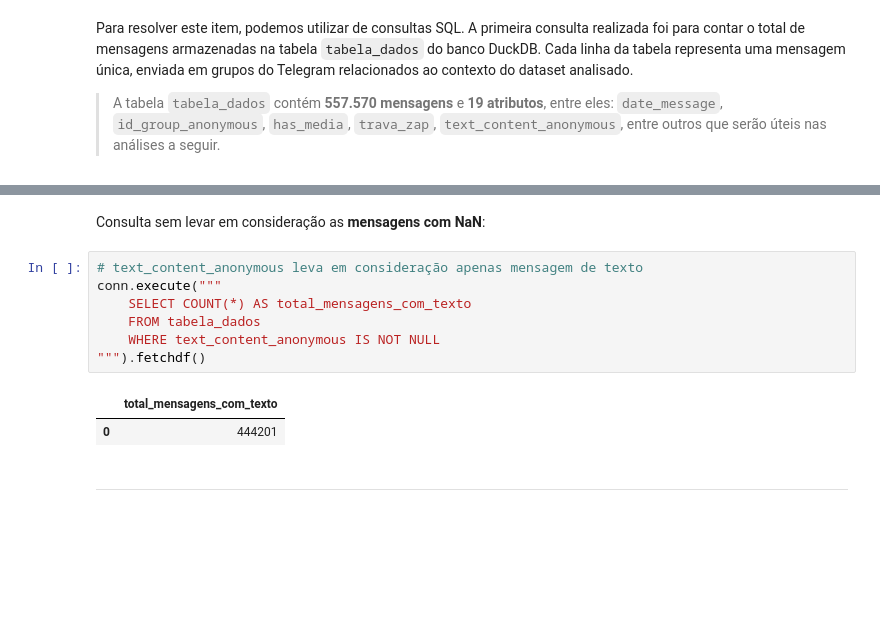
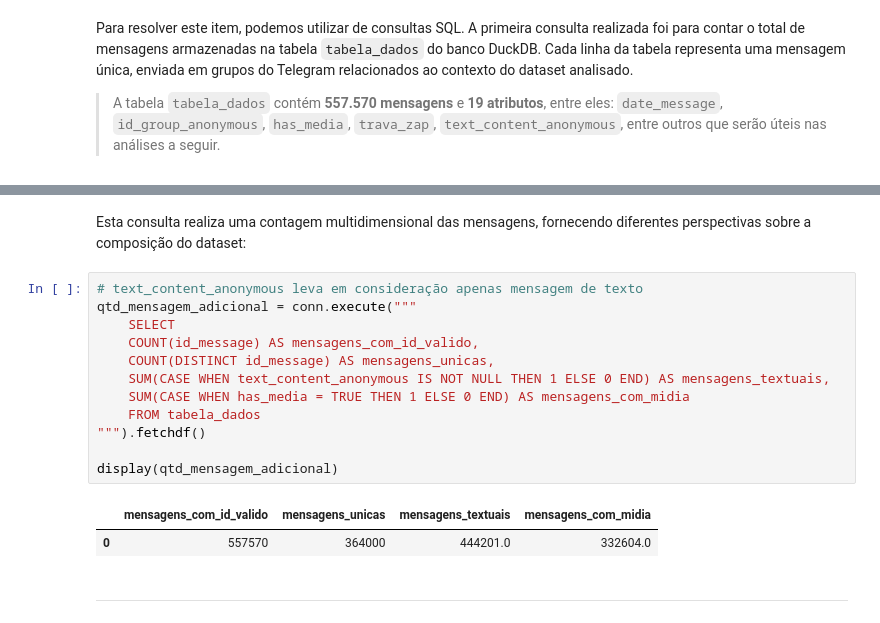
Before and after one commit to EstherMart/Data-Mining, a Jupyter notebook: Lista02_ExtracaoDeDados/extracao.ipynb, the cells around one changed output, grey strips where cells are left out. Saved outputs shown, nothing was run; the diff lists cells and outputs as text; blank space fills up the shorter version.

```diff
--- a/Lista02_ExtracaoDeDados/extracao.ipynb
+++ b/Lista02_ExtracaoDeDados/extracao.ipynb
@@ -306,17 +307,22 @@ conn.execute("SELECT COUNT(*) AS total_mensagens FROM tabela_dados").fetchdf()
 |  | total_mensagens |
 | 0 | 557570 |
 # %% [markdown]
-Consulta sem levar em consideração as **mensagens com NaN**:
+Esta consulta realiza uma contagem multidimensional das mensagens, fornecendo diferentes perspectivas sobre a composição do dataset:
 # %%
 # text_content_anonymous leva em consideração apenas mensagem de texto
-conn.execute("""
-    SELECT COUNT(*) AS total_mensagens_com_texto
+qtd_mensagem_adicional = conn.execute("""
+    SELECT
+    COUNT(id_message) AS mensagens_com_id_valido,
+    COUNT(DISTINCT id_message) AS mensagens_unicas,
+    SUM(CASE WHEN text_content_anonymous IS NOT NULL THEN 1 ELSE 0 END) AS mensagens_textuais,
+    SUM(CASE WHEN has_media = TRUE THEN 1 ELSE 0 END) AS mensagens_com_midia
     FROM tabela_dados
-    WHERE text_content_anonymous IS NOT NULL
 """).fetchdf()
+
+display(qtd_mensagem_adicional)
 # %% [output]
-|  | total_mensagens_com_texto |
-| 0 | 444201 |
+|  | mensagens_com_id_valido | mensagens_unicas | mensagens_textuais | mensagens_com_midia |
+| 0 | 557570 | 364000 | 444201.0 | 332604.0 |
 # %% [markdown]
 ---
 # %% [markdown]
```
Also changed, not shown: parts of 17 cells of this notebook.
